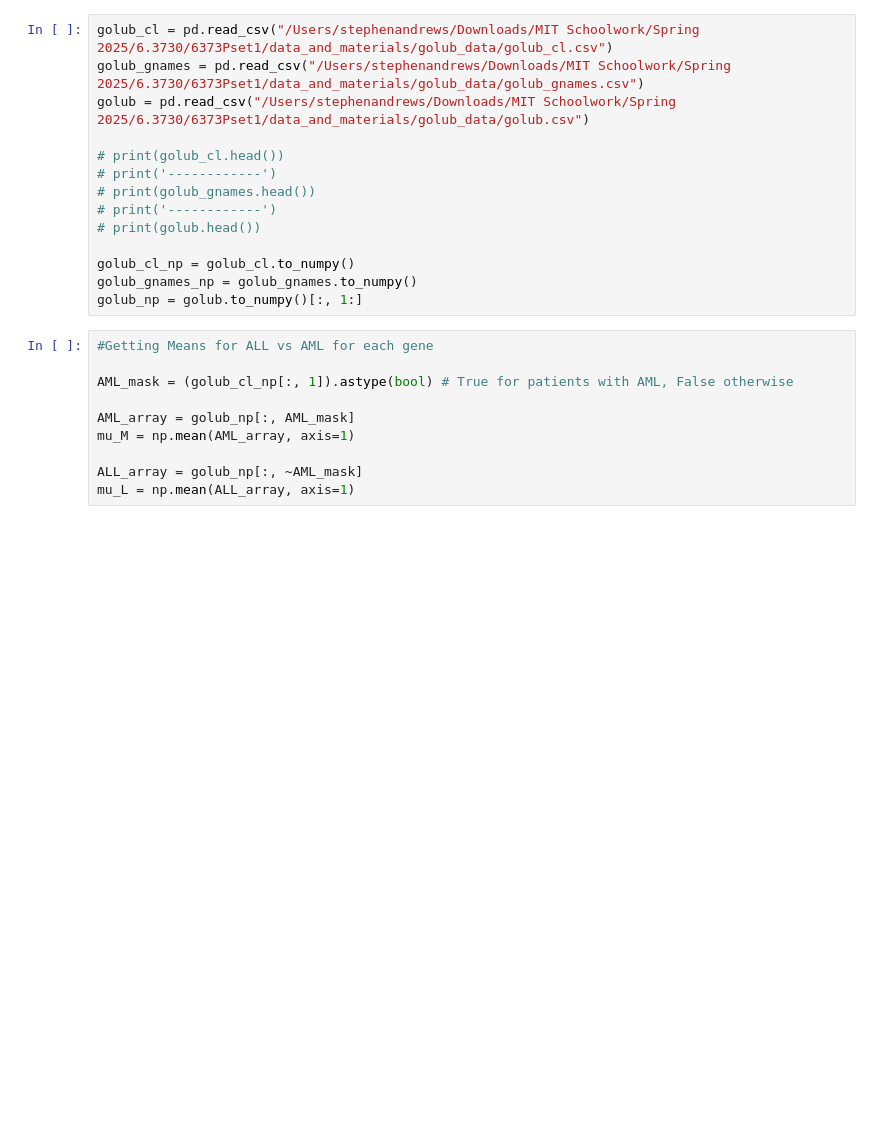
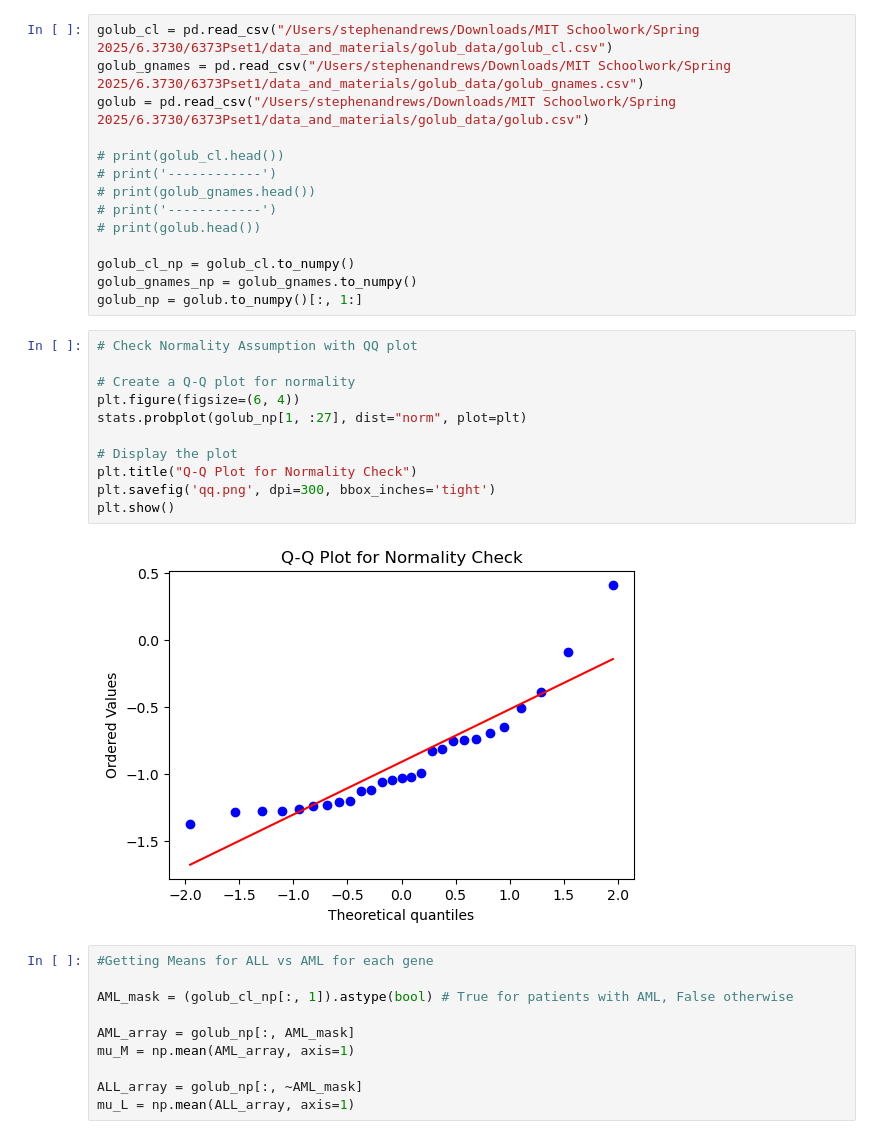
Before and after one commit to stephen-d-r-andrews/6373Pset1, a Jupyter notebook: pset1coding.ipynb, the cells around one changed output. Cells and saved outputs as stored; diff of their text form; blank space fills up the shorter version.

Commit message:
images

```diff
--- a/pset1coding.ipynb
+++ b/pset1coding.ipynb
@@ -24,6 +24,19 @@ golub = pd.read_csv("/Users/stephenandrews/Downloads/MIT Schoolwork/Spring 2025/
 golub_cl_np = golub_cl.to_numpy()
 golub_gnames_np = golub_gnames.to_numpy()
 golub_np = golub.to_numpy()[:, 1:]
+# %%
+# Check Normality Assumption with QQ plot
+
+# Create a Q-Q plot for normality
+plt.figure(figsize=(6, 4))
+stats.probplot(golub_np[1, :27], dist="norm", plot=plt)
+
+# Display the plot
+plt.title("Q-Q Plot for Normality Check")
+plt.savefig('qq.png', dpi=300, bbox_inches='tight')
+plt.show()
+# %% [output]
+[figure, added]
 # %%
 #Getting Means for ALL vs AML for each gene
 
```
Also changed, not shown: parts of 3 cells of this notebook, 3 other files.
